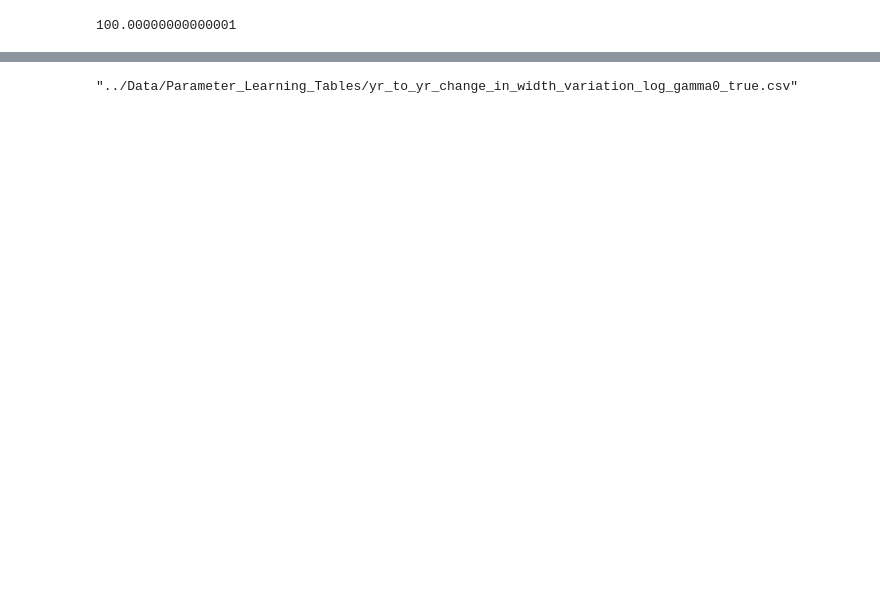
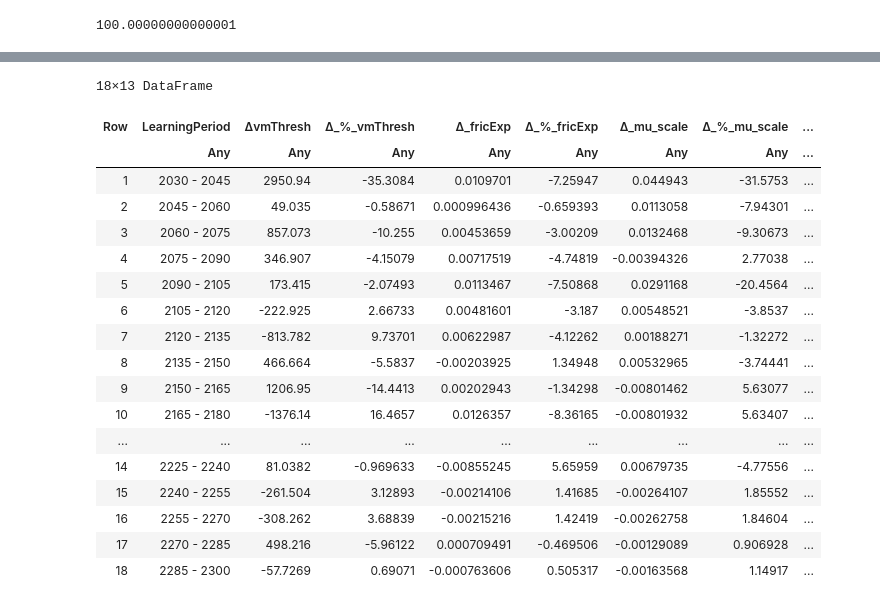
Before and after one commit to zlzerbe/Amery_Future_Learning_Study, a Jupyter notebook: Computational_Notebooks/Parameter_Learning_Tables.ipynb, the cells around one changed output, grey strips where cells are left out. Drawn from its saved outputs; the diff is of its cells as text; code cells hidden in the pictures; blank space fills up the shorter version.

```diff
--- a/Computational_Notebooks/Parameter_Learning_Tables.ipynb
+++ b/Computational_Notebooks/Parameter_Learning_Tables.ipynb
@@ -306,32 +321,50 @@ for i in 1:(length(cal_years)-1)
 
     # find row indices
     row_idx1 = only(findall(x -> x == yr1, cal_years))
     row_idx2 = only(findall(x -> x == yr2, cal_years))
 
     # extract vectors (dropping year column)
     row1 = collect(params_df_width_var[row_idx1, :])[2:end]
     row2 = collect(params_df_width_var[row_idx2, :])[2:end]
 
     # compute differences
     diff = row2 .- row1
     Δ_width_var[i, :] = round.(diff, sigdigits = 6)
     Δ_width_var_pct[i, :] = (diff ./ total_diff) .* 100
     # Collect this learning period as string for datframe labels
     push!(learn_periods, "$(yr1) - $(yr2)")
 end
 # Add the total learning period (2015 not included since multiple trajectories only began with 2030 caliobration onward)
 width_variance_change = zeros(18,12)
 
 # Put the parameter width changes and percent changes together param by param columnwise
 for i in 1:6
     width_variance_change[:,(2*i)-1] = Δ_width_var[:,i]
     width_variance_change[:,(2*i)] = Δ_width_var_pct[:,i]
 end
 
 
 names = ["LearningPeriod","ΔvmThresh","Δ_%_vmThresh","Δ_fricExp","Δ_%_fricExp","Δ_mu_scale","Δ_%_mu_scale","Δ_stiff_scale","Δ_%_stiff_scale","Δ_gamma0","Δ_%_gamma0","Δ_melt_flux","Δ_%_melt_flux"]
 width_variance_w_years = hcat(learn_periods, width_variance_change)
 df_width_variance_yr_to_yr = DataFrame(width_variance_w_years , names)
-CSV.write("../Data/Parameter_Learning_Tables/yr_to_yr_change_in_width_variation_log_gamma0_$(gamma_0_is_log).csv", df_width_variance_yr_to_yr)
+# CSV.write("../Data/Parameter_Learning_Tables/yr_to_yr_change_in_width_variation_log_gamma0_$(gamma_0_is_log).csv", df_width_variance_yr_to_yr)
 # %% [output]
-"../Data/Parameter_Learning_Tables/yr_to_yr_change_in_width_variation_log_gamma0_true.csv"
+18×13 DataFrame
+| Row | LearningPeriod | ΔvmThresh | Δ_%_vmThresh | Δ_fricExp | Δ_%_fricExp | Δ_mu_scale | Δ_%_mu_scale | ... |
+|  | Any | Any | Any | Any | Any | Any | Any | ... |
+| 1 | 2030 - 2045 | 2950.94 | -35.3084 | 0.0109701 | -7.25947 | 0.044943 | -31.5753 | ... |
+| 2 | 2045 - 2060 | 49.035 | -0.58671 | 0.000996436 | -0.659393 | 0.0113058 | -7.94301 | ... |
+| 3 | 2060 - 2075 | 857.073 | -10.255 | 0.00453659 | -3.00209 | 0.0132468 | -9.30673 | ... |
+| 4 | 2075 - 2090 | 346.907 | -4.15079 | 0.00717519 | -4.74819 | -0.00394326 | 2.77038 | ... |
+| 5 | 2090 - 2105 | 173.415 | -2.07493 | 0.0113467 | -7.50868 | 0.0291168 | -20.4564 | ... |
+| 6 | 2105 - 2120 | -222.925 | 2.66733 | 0.00481601 | -3.187 | 0.00548521 | -3.8537 | ... |
+| 7 | 2120 - 2135 | -813.782 | 9.73701 | 0.00622987 | -4.12262 | 0.00188271 | -1.32272 | ... |
+| 8 | 2135 - 2150 | 466.664 | -5.5837 | -0.00203925 | 1.34948 | 0.00532965 | -3.74441 | ... |
+| 9 | 2150 - 2165 | 1206.95 | -14.4413 | 0.00202943 | -1.34298 | -0.00801462 | 5.63077 | ... |
+| 10 | 2165 - 2180 | -1376.14 | 16.4657 | 0.0126357 | -8.36165 | -0.00801932 | 5.63407 | ... |
+| ... | ... | ... | ... | ... | ... | ... | ... | ... |
+| 14 | 2225 - 2240 | 81.0382 | -0.969633 | -0.00855245 | 5.65959 | 0.00679735 | -4.77556 | ... |
+| 15 | 2240 - 2255 | -261.504 | 3.12893 | -0.00214106 | 1.41685 | -0.00264107 | 1.85552 | ... |
+| 16 | 2255 - 2270 | -308.262 | 3.68839 | -0.00215216 | 1.42419 | -0.00262758 | 1.84604 | ... |
+| 17 | 2270 - 2285 | 498.216 | -5.96122 | 0.000709491 | -0.469506 | -0.00129089 | 0.906928 | ... |
+| 18 | 2285 - 2300 | -57.7269 | 0.69071 | -0.000763606 | 0.505317 | -0.00163568 | 1.14917 | ... |
```
Also changed, not shown: parts of 12 cells of this notebook, 1 other file.
